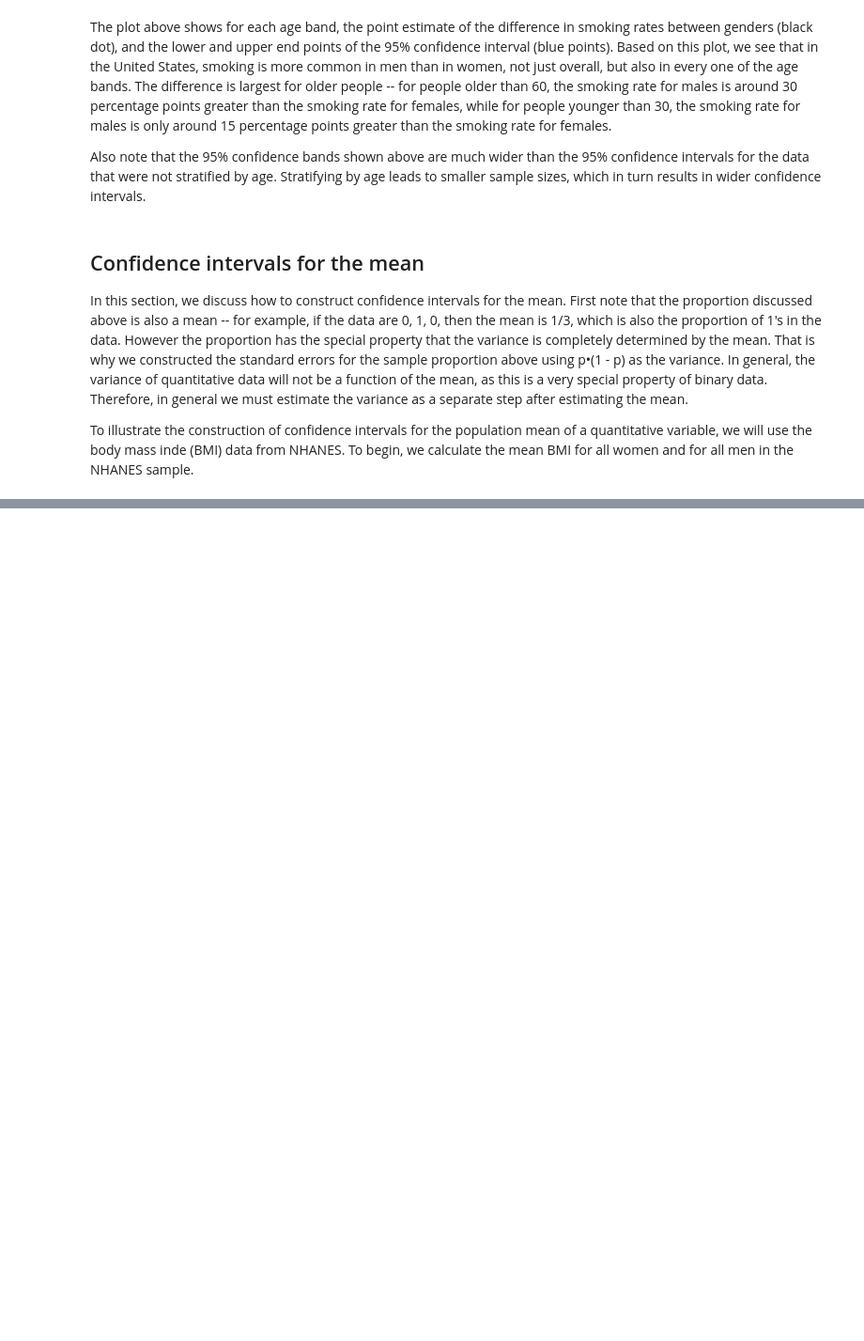
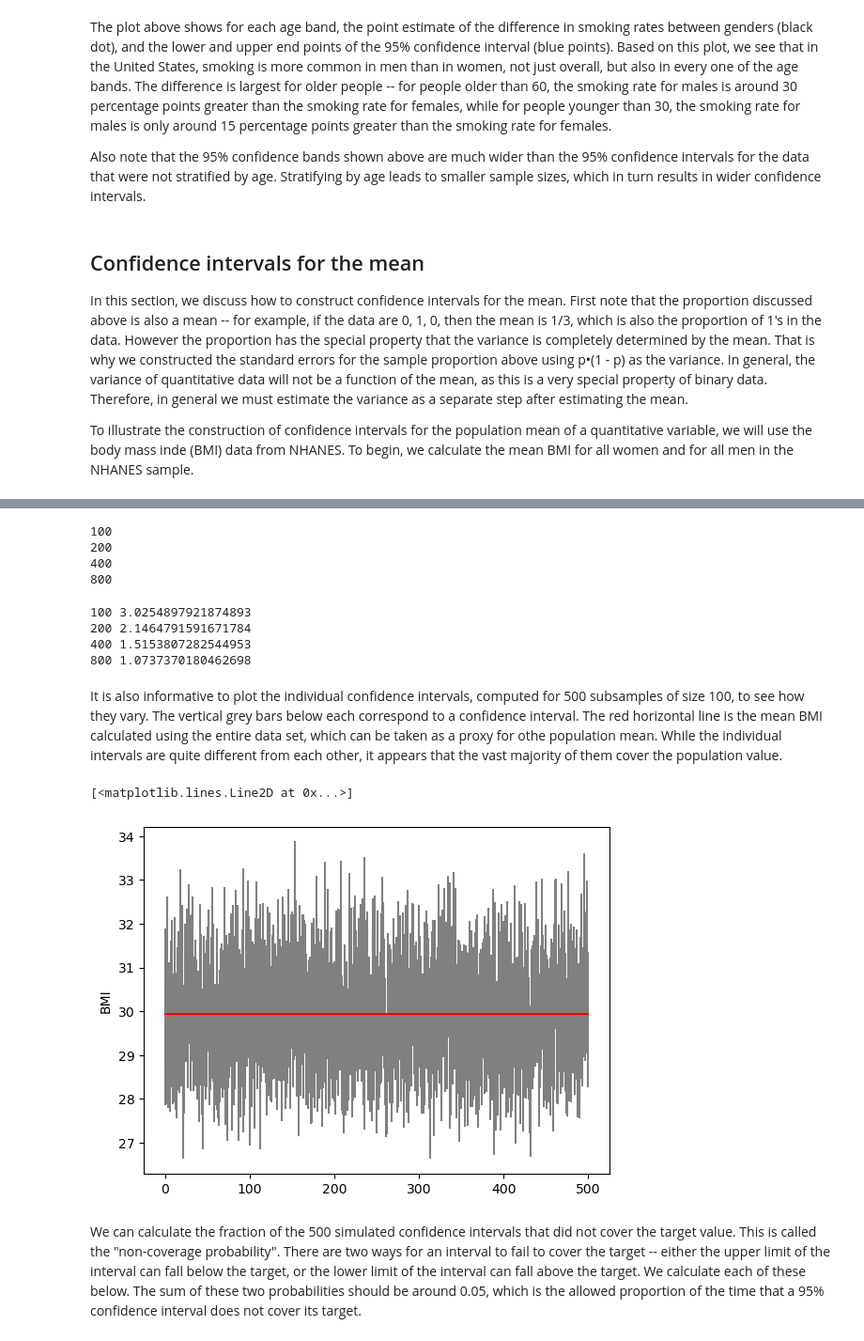
Before and after one commit to htetaunglynn94/coursera, a Jupyter notebook: statistics_with_python/inferential_statical_analysis_with_python/week02/wk02_confidence_intervals_case_study.ipynb, the cells around one changed output, grey strips where cells are left out. Shown at 94% size. Cells and saved outputs as stored; diff of their text form; code cells hidden in the pictures; blank space fills up the shorter version.

```diff
--- a/statistics_with_python/inferential_statical_analysis_with_python/week02/wk02_confidence_intervals_case_study.ipynb
+++ b/statistics_with_python/inferential_statical_analysis_with_python/week02/wk02_confidence_intervals_case_study.ipynb
@@ -298,0 +456,41 @@ da.groupby
+# %%
+dx = da.loc[da.RIAGENDRx=="Female", ["RIAGENDRx", "BMXBMI"]].dropna()
+
+for n in 100, 200, 400, 800:
+    print(n)
+# %% [output]
+100
+200
+400
+800
+# %%
+all_cis = []
+for n in 100, 200, 400, 800:
+    cis = []
+    for i in range(500):
+        dz = dx.sample(n)
+        ci = sm.stats.DescrStatsW(dz.BMXBMI).zconfint_mean()
+        cis.append(ci)
+    cis = np.asarray(cis)
+    mean_width = cis[:, 1].mean() - cis[:, 0].mean()
+    print(n, mean_width)
+    all_cis.append(cis)
+# %% [output]
+100 3.0254897921874893
+200 2.1464791591671784
+400 1.5153807282544953
+800 1.0737370180462698
+# %% [markdown]
+It is also informative to plot the individual confidence intervals, computed for 500 subsamples of size 100, to see how they vary.  The vertical grey bars below each correspond to a confidence interval.  The red horizontal line is the mean BMI calculated using the entire data set, which can be taken as a proxy for othe population mean.  While the individual intervals are quite different from each other, it appears that the vast majority of them cover the population value.
+# %%
+ci = all_cis[0]
+for j, x in enumerate(ci):
+    plt.plot([j, j], x, color='grey')
+    plt.gca().set_ylabel("BMI")
+mn = dx.BMXBMI.mean()
+plt.plot([0, 500], [mn, mn], color='red')
+# %% [output]
+[<matplotlib.lines.Line2D at 0x...>]
+[figure, added]
+# %% [markdown]
+We can calculate the fraction of the 500 simulated confidence intervals that did not cover the target value.  This is called the "non-coverage probability".  There are two ways for an interval to fail to cover the target -- either the upper limit of the interval can fall below the target, or the lower limit of the interval can fall above the target.  We calculate each of these below.  The sum of these two probabilities should be around 0.05, which is the allowed proportion of the time that a 95% confidence interval does not cover its target.
```
Also changed, not shown: parts of 23 cells of this notebook.
